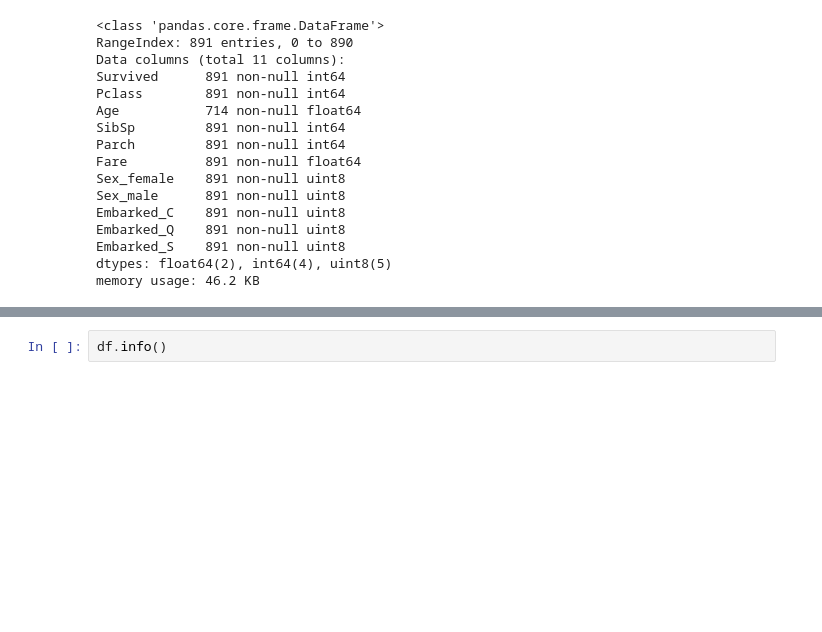
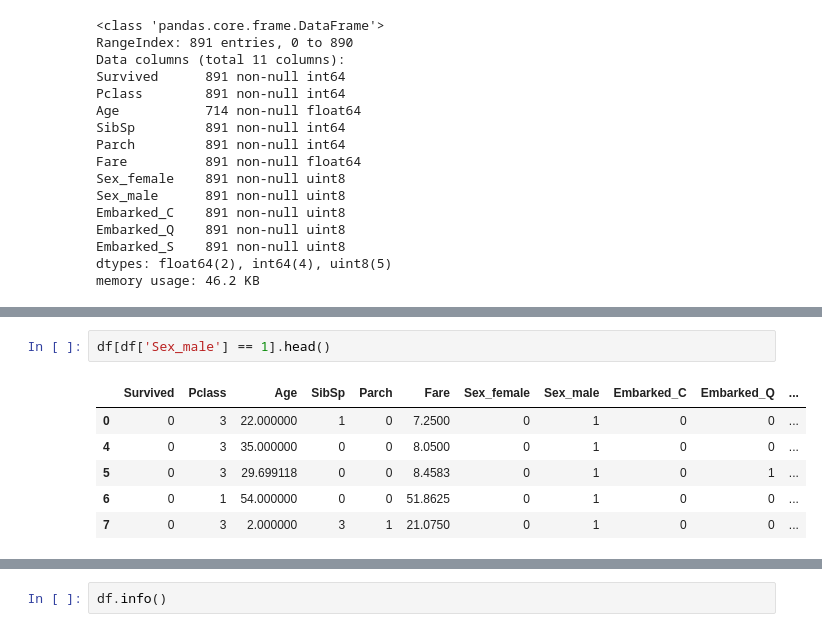
Before and after one commit to rojaster/sfml, a Jupyter notebook: hw02/lesson_02/02_titanic.ipynb, the cells around one changed output, grey strips where cells are left out. Drawn from its saved outputs; the diff is of its cells as text; blank space fills up the shorter version.

```diff
--- a/hw02/lesson_02/02_titanic.ipynb
+++ b/hw02/lesson_02/02_titanic.ipynb
@@ -277,0 +364,9 @@ See the caveats in the documentation: http://pandas.pydata.org/pandas-docs/stabl
+# %%
+df[df['Sex_male'] == 1].head()
+# %% [output]
+|  | Survived | Pclass | Age | SibSp | Parch | Fare | Sex_female | Sex_male | Embarked_C | Embarked_Q | ... |
+| 0 | 0 | 3 | 22.000000 | 1 | 0 | 7.2500 | 0 | 1 | 0 | 0 | ... |
+| 4 | 0 | 3 | 35.000000 | 0 | 0 | 8.0500 | 0 | 1 | 0 | 0 | ... |
+| 5 | 0 | 3 | 29.699118 | 0 | 0 | 8.4583 | 0 | 1 | 0 | 1 | ... |
+| 6 | 0 | 1 | 54.000000 | 0 | 0 | 51.8625 | 0 | 1 | 0 | 0 | ... |
+| 7 | 0 | 3 | 2.000000 | 3 | 1 | 21.0750 | 0 | 1 | 0 | 0 | ... |
```
Also changed, not shown: parts of 33 cells of this notebook, 5 other files.
